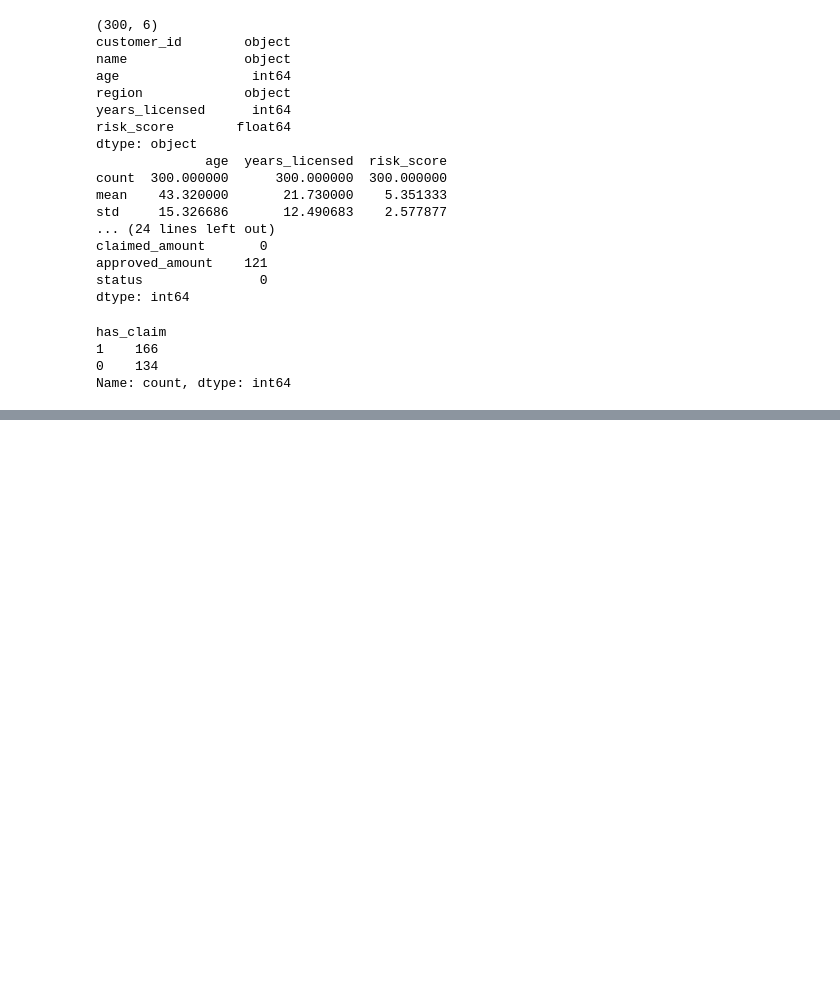
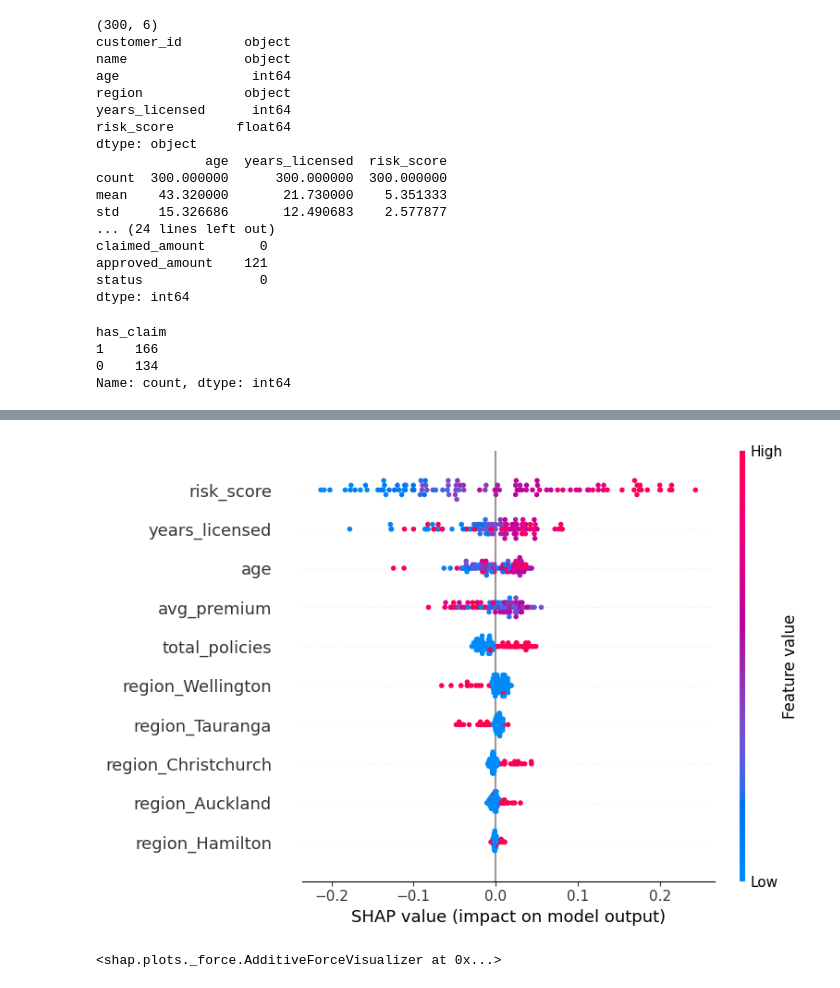
Before and after one commit to CLIXOVE/forecast-everything, a Jupyter notebook: 01-insurance-claim-prediction/insurance_ml.ipynb, the cells around one changed output, grey strips where cells are left out. Cells and saved outputs as stored; diff of their text form; code cells hidden in the pictures; blank space fills up the shorter version.

```diff
--- a/01-insurance-claim-prediction/insurance_ml.ipynb
+++ b/01-insurance-claim-prediction/insurance_ml.ipynb
@@ -175,0 +240,21 @@ dtype: float64
+# %%
+# SHAP for explainability
+import shap
+shap.initjs()
+
+explainer = shap.TreeExplainer(best_rf)
+shap_values = explainer.shap_values(X_test)
+
+# class 1 (has claim) 추출
+sv = shap_values[:, :, 1]  # shape: (60, 10)
+
+# Summary plot
+shap.summary_plot(sv, X_test)
+
+# Force plot — single prediction
+shap.force_plot(
+    explainer.expected_value[1],
+    sv[0],
+    X_test.iloc[0]
+)
+# %% [output]
@@ -175,0 +262,2 @@ dtype: float64
+[figure, added]
+<shap.plots._force.AdditiveForceVisualizer at 0x...>
```
Also changed, not shown: parts of 12 cells of this notebook, 1 other file.
